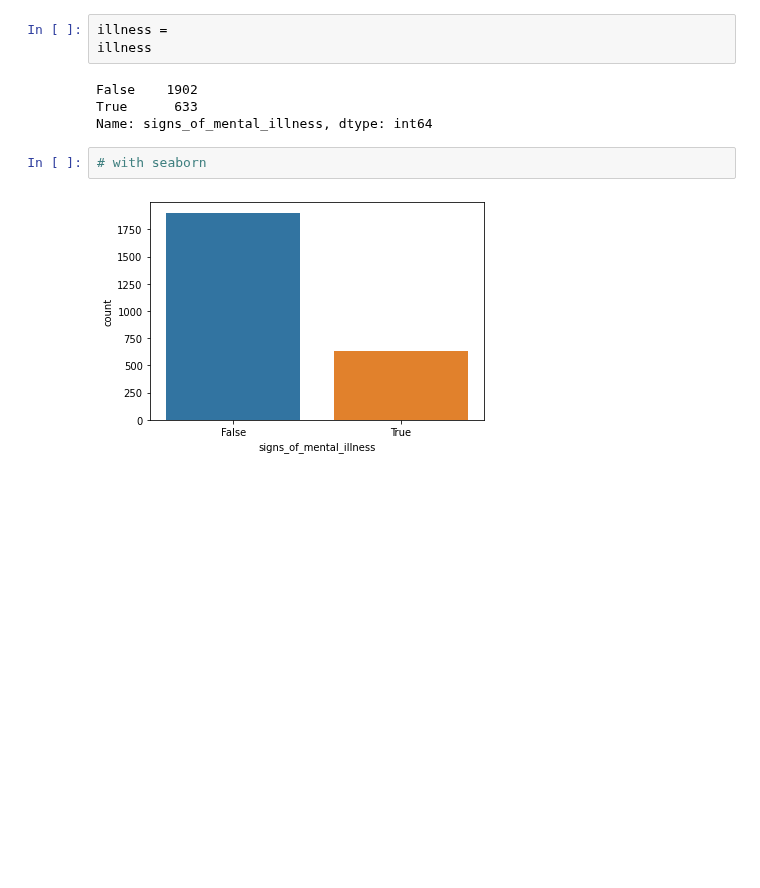
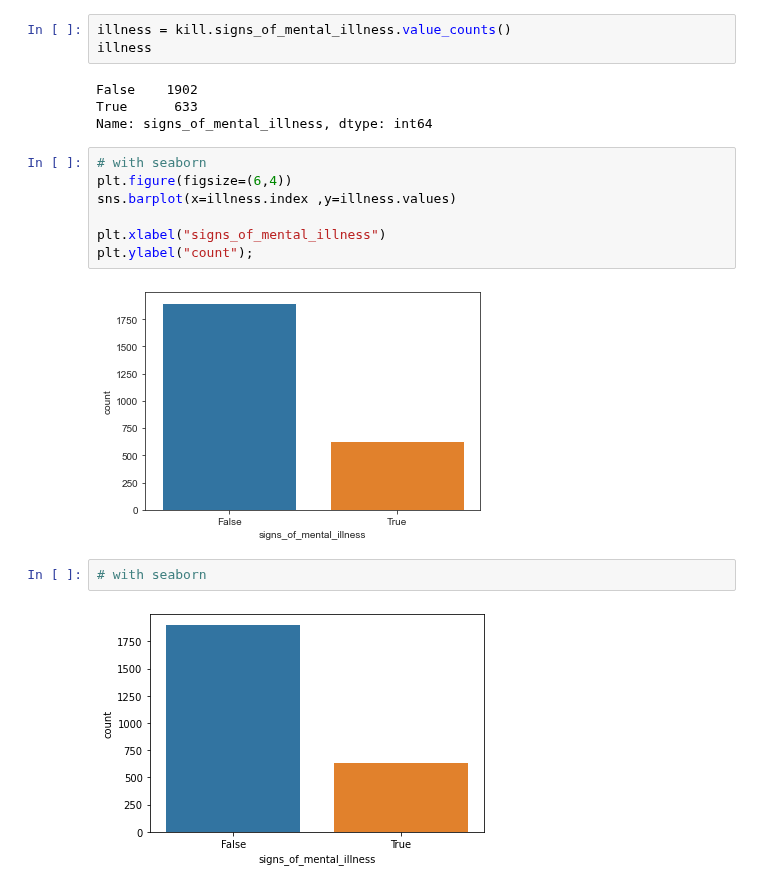
Before and after one commit to Bir01/02_DATA_SCIENCE_DATA_ANALYTICS_MODULE, a Jupyter notebook: 4-Assignment/Assignment-2 student.Birgül2.ipynb, the cells around one changed output. Saved outputs shown, nothing was run; the diff lists cells and outputs as text; blank space fills up the shorter version.

```diff
--- a/4-Assignment/Assignment-2 student.Birgül2.ipynb
+++ b/4-Assignment/Assignment-2 student.Birgül2.ipynb
@@ -221,10 +247,19 @@ ax.
 # %%
-illness =
+illness = kill.signs_of_mental_illness.value_counts()
 illness
 # %% [output]
 False    1902
 True      633
 Name: signs_of_mental_illness, dtype: int64
+# %%
+# with seaborn
+plt.figure(figsize=(6,4))
+sns.barplot(x=illness.index ,y=illness.values)
+
+plt.xlabel("signs_of_mental_illness")
+plt.ylabel("count");
+# %% [output]
+[figure, added]
 # %%
 # with seaborn
 # %% [output]
```
Also changed, not shown: parts of 14 cells of this notebook.
